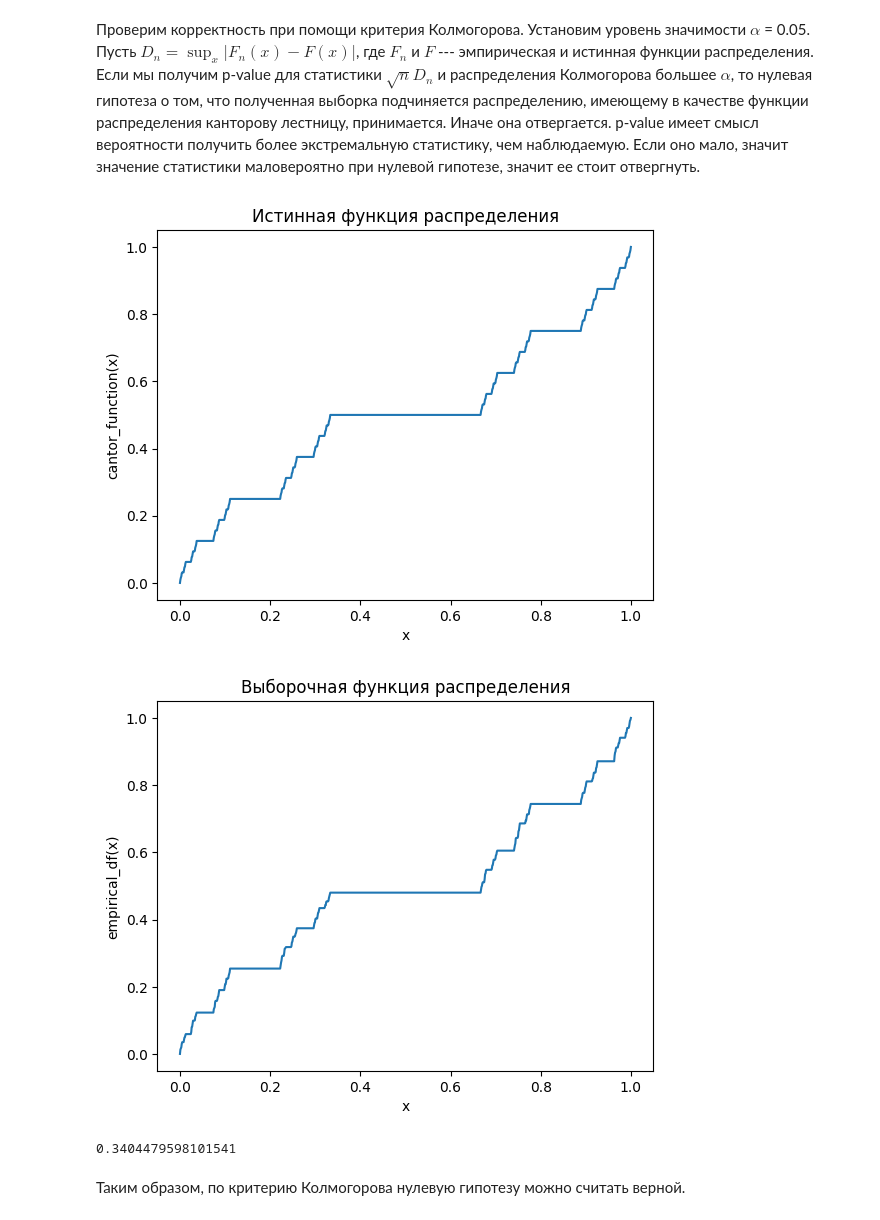
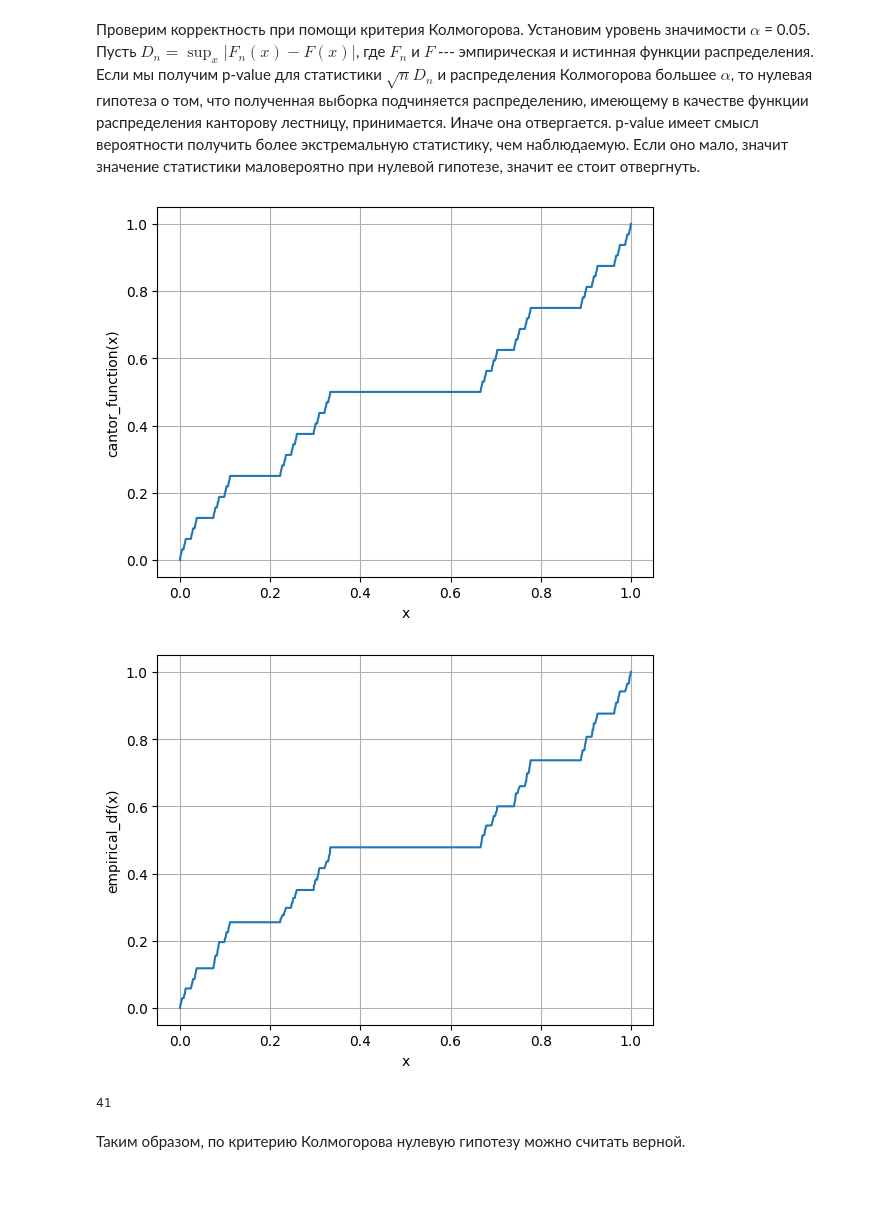
Before and after one commit to Taratin478478/practicum, a Jupyter notebook: semester_7/StochAn/stochastic__analysis_milovidov.ipynb, the cells around one changed output. Cells and saved outputs as stored; diff of their text form; code cells hidden in the pictures; blank space fills up the shorter version.

```diff
--- a/semester_7/StochAn/stochastic__analysis_milovidov.ipynb
+++ b/semester_7/StochAn/stochastic__analysis_milovidov.ipynb
@@ -306,16 +307,18 @@ def kolmogorov_df(x, max_iter=20):
 # %%
 N = 1000
 X = np.linspace(0, 1, N)
 Y = np.zeros((N, 1))
 for i in range(N):
     Y[i] = cantor_function(X[i])
 plt.plot(X, Y)
 plt.xlabel("x")
 plt.ylabel("cantor_function(x)")
-plt.title("Истинная функция распределения")
+#plt.title("Истинная функция распределения")
+plt.grid(True)
+plt.savefig('data/ex2/true_cantor.eps')
 plt.show()
 # %% [output]
-[figure, old version]
+[figure, new version]
 # %%
 N = 1000
 X = np.linspace(0, 1, N)
@@ -326,22 +329,30 @@ for i in range(N):
 plt.plot(X, Y)
 plt.xlabel("x")
 plt.ylabel("empirical_df(x)")
-plt.title("Выборочная функция распределения")
+#plt.title("Выборочная функция распределения")
+plt.grid(True)
+plt.savefig('data/ex2/empirical_cantor.eps')
 plt.show()
 # %% [output]
-[figure, old version]
+[figure, new version]
 # %%
 N = 1000 # размер выборки
-sample = get_cantor(N)
-Dn = 0
-for i in range(N):
-    diff = abs(empirical_df(sample, sample[i]) - cantor_function(sample[i]))
-    if diff > Dn:
-        Dn = diff
-p_value = 1 - kolmogorov_df(np.sqrt(N) * Dn)
-print(p_value)
+M = 1000
+cnt = 0
+alpha = 0.05
+for j in range(M):
+    sample = get_cantor(N)
+    Dn = 0
+    for i in range(N):
+        diff = abs(empirical_df(sample, sample[i]) - cantor_function(sample[i]))
+        if diff > Dn:
+            Dn = diff
+    p_value = 1 - kolmogorov_df(np.sqrt(N) * Dn)
+    if (p_value < alpha):
+        cnt += 1
+print(cnt)
 # %% [output]
-0.3404479598101541
+41
 # %% [markdown]
 Таким образом, по критерию Колмогорова нулевую гипотезу можно считать верной.
 # %% [markdown]
```
Also changed, not shown: parts of 8 cells of this notebook, 9 other files.
